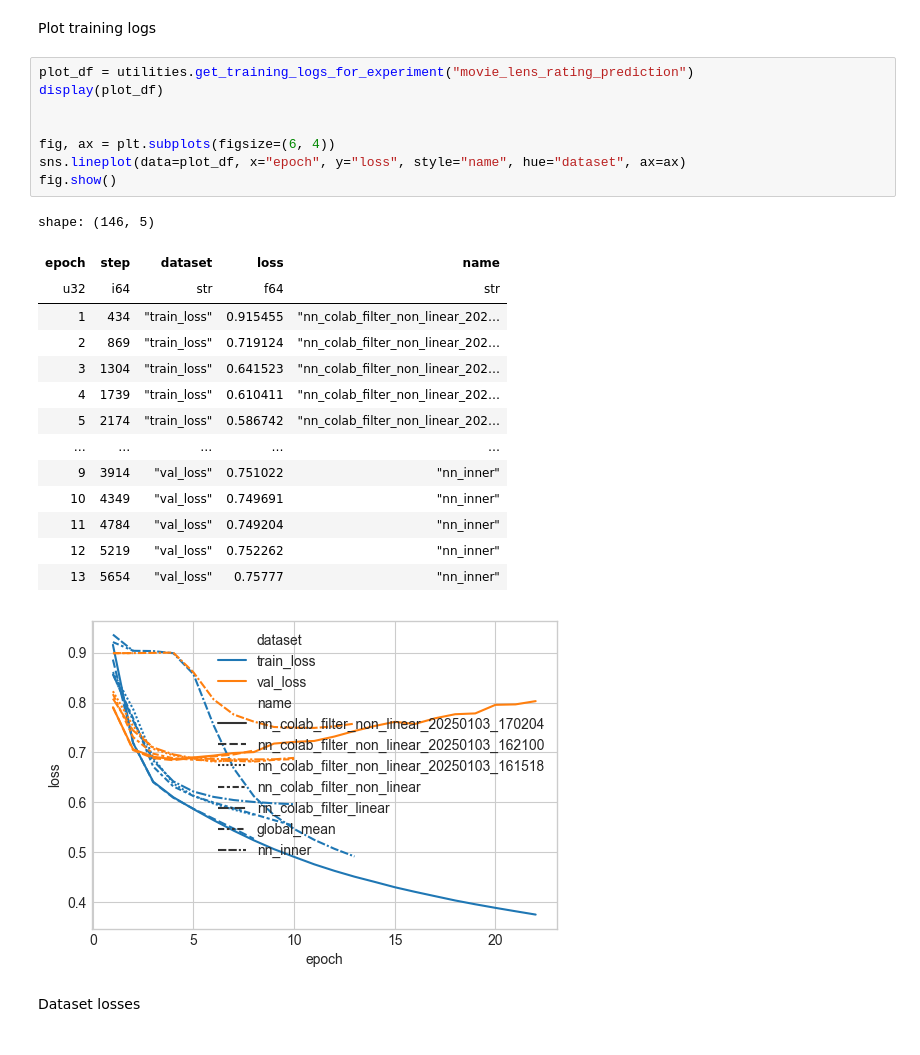
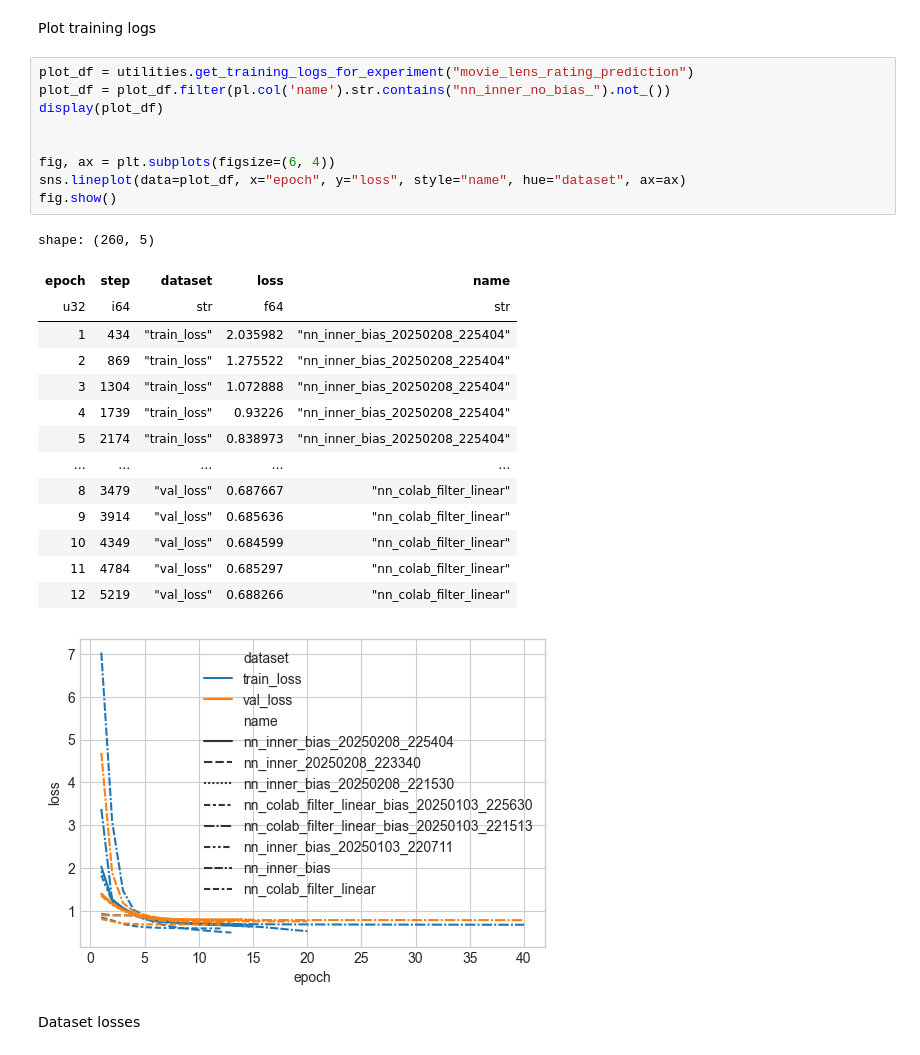
Before and after one commit to stanton119/data-analysis, a Jupyter notebook: neural_networks/movie_lens/rating_prediction/explore_runs.ipynb, the cells around one changed output. Saved outputs shown, nothing was run; the diff lists cells and outputs as text.

```diff
--- a/neural_networks/movie_lens/rating_prediction/explore_runs.ipynb
+++ b/neural_networks/movie_lens/rating_prediction/explore_runs.ipynb
@@ -56,28 +61,29 @@ shape: (7, 24)
 Plot training logs
 # %%
 plot_df = utilities.get_training_logs_for_experiment("movie_lens_rating_prediction")
+plot_df = plot_df.filter(pl.col('name').str.contains("nn_inner_no_bias_").not_())
 display(plot_df)
 
 
 fig, ax = plt.subplots(figsize=(6, 4))
 sns.lineplot(data=plot_df, x="epoch", y="loss", style="name", hue="dataset", ax=ax)
 fig.show()
 # %% [output]
-shape: (146, 5)
+shape: (260, 5)
 | epoch | step | dataset | loss | name |
 | u32 | i64 | str | f64 | str |
-| 1 | 434 | "train_loss" | 0.915455 | "nn_colab_filter_non_linear_202… |
-| 2 | 869 | "train_loss" | 0.719124 | "nn_colab_filter_non_linear_202… |
-| 3 | 1304 | "train_loss" | 0.641523 | "nn_colab_filter_non_linear_202… |
-| 4 | 1739 | "train_loss" | 0.610411 | "nn_colab_filter_non_linear_202… |
-| 5 | 2174 | "train_loss" | 0.586742 | "nn_colab_filter_non_linear_202… |
+| 1 | 434 | "train_loss" | 2.035982 | "nn_inner_bias_20250208_225404" |
+| 2 | 869 | "train_loss" | 1.275522 | "nn_inner_bias_20250208_225404" |
+| 3 | 1304 | "train_loss" | 1.072888 | "nn_inner_bias_20250208_225404" |
+| 4 | 1739 | "train_loss" | 0.93226 | "nn_inner_bias_20250208_225404" |
+| 5 | 2174 | "train_loss" | 0.838973 | "nn_inner_bias_20250208_225404" |
 | … | … | … | … | … |
-| 9 | 3914 | "val_loss" | 0.751022 | "nn_inner" |
-| 10 | 4349 | "val_loss" | 0.749691 | "nn_inner" |
-| 11 | 4784 | "val_loss" | 0.749204 | "nn_inner" |
-| 12 | 5219 | "val_loss" | 0.752262 | "nn_inner" |
-| 13 | 5654 | "val_loss" | 0.75777 | "nn_inner" |
+| 8 | 3479 | "val_loss" | 0.687667 | "nn_colab_filter_linear" |
+| 9 | 3914 | "val_loss" | 0.685636 | "nn_colab_filter_linear" |
+| 10 | 4349 | "val_loss" | 0.684599 | "nn_colab_filter_linear" |
+| 11 | 4784 | "val_loss" | 0.685297 | "nn_colab_filter_linear" |
+| 12 | 5219 | "val_loss" | 0.688266 | "nn_colab_filter_linear" |
-[figure, old version]
+[figure, new version]
 # %% [markdown]
 Dataset losses
 # %%
```
Also changed, not shown: parts of 2 cells of this notebook, 7 other files.
